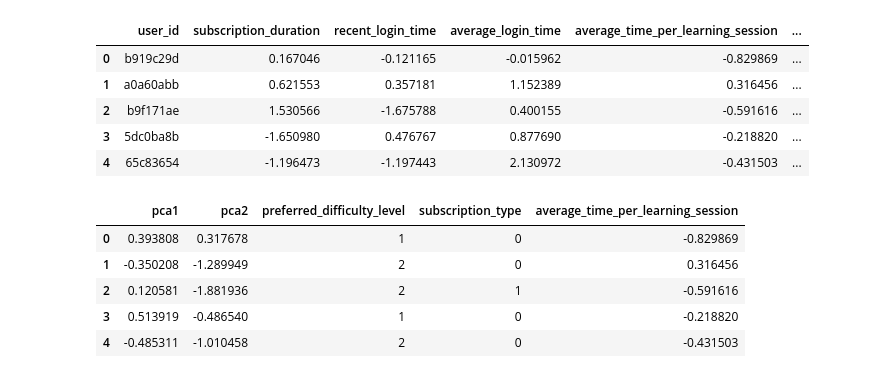
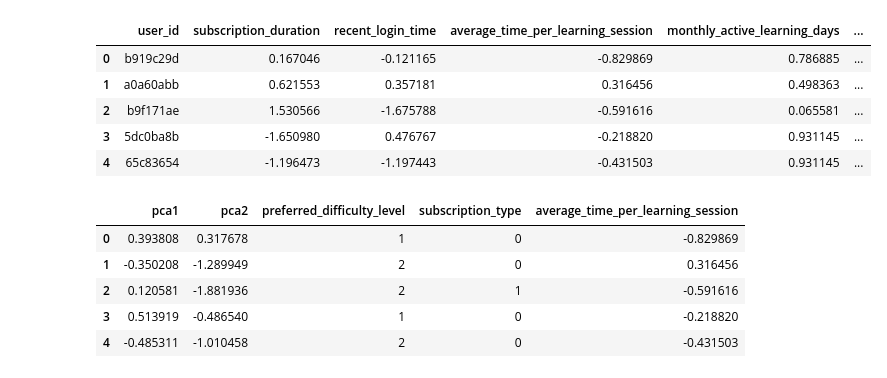
Before and after one commit to yoonjae97/edu_platform_sub_renewal_prediction, a Jupyter notebook: raw_model/xgb.ipynb, the cells around one changed output. Drawn from its saved outputs; the diff is of its cells as text; code cells hidden in the pictures.

```diff
--- a/raw_model/xgb.ipynb
+++ b/raw_model/xgb.ipynb
@@ -4,42 +4,49 @@ import matplotlib.pyplot as plt
 import seaborn as sns
 import warnings
 # %%
-train = pd.read_csv("./data/train.csv", encoding="utf-8-sig")
-test = pd.read_csv("./data/test.csv", encoding="utf-8-sig")
-sample = pd.read_csv("./data/sample_submission.csv", encoding="utf-8-sig")
+train = pd.read_csv("../data/train.csv", encoding="utf-8-sig")
+test = pd.read_csv("../data/test.csv", encoding="utf-8-sig")
+sample = pd.read_csv("../data/sample_submission.csv", encoding="utf-8-sig")
 # %%
 from sklearn.preprocessing import StandardScaler, LabelEncoder, MinMaxScaler, OneHotEncoder
 
+train.drop('abandoned_learning_sessions', axis=1, inplace=True)
+test.drop('abandoned_learning_sessions', axis=1, inplace=True)
+train.drop('average_login_time', axis=1, inplace=True)
+test.drop('average_login_time', axis=1, inplace=True)
+train.drop('payment_pattern', axis=1, inplace=True)
+test.drop('payment_pattern', axis=1, inplace=True)
+
 # 수치형 및 범주형 변수 구분
 numerical_cols = [col for col in train.columns if train[col].dtype in ['int64', 'float64'] and col not in ['target']]
-numerical_cols.remove('payment_pattern')
+#numerical_cols.remove('payment_pattern')
 categorical_cols = [col for col in train.columns if train[col].dtype == 'object' and col not in ['user_id']]
-categorical_cols.append('payment_pattern')
+#categorical_cols.append('payment_pattern')
 # 데이터 스케일링을 위한 StandardScaler 인스턴스 생성
 scaler = StandardScaler()
 
 # 수치형 데이터에 대해 스케일링 적용
 train[numerical_cols] = scaler.fit_transform(train[numerical_cols])
 test[numerical_cols] = scaler.transform(test[numerical_cols])
 
 # 레이블 인코딩을 위한 LabelEncoder 인스턴스 생성 및 적용
 label_encoders = {}
 for col in categorical_cols:
     label_encoders[col] = LabelEncoder()
     train[col] = label_encoders[col].fit_transform(train[col])
     test[col] = label_encoders[col].transform(test[col])
 
 
 
 # 전처리 후 학습 데이터 확인
 train.head()
 # %% [output]
-|  | user_id | subscription_duration | recent_login_time | average_login_time | average_time_per_learning_session | ... |
-| 0 | b919c29d | 0.167046 | -0.121165 | -0.015962 | -0.829869 | ... |
-| 1 | a0a60abb | 0.621553 | 0.357181 | 1.152389 | 0.316456 | ... |
-| 2 | b9f171ae | 1.530566 | -1.675788 | 0.400155 | -0.591616 | ... |
-| 3 | 5dc0ba8b | -1.650980 | 0.476767 | 0.877690 | -0.218820 | ... |
-| 4 | 65c83654 | -1.196473 | -1.197443 | 2.130972 | -0.431503 | ... |
+|  | user_id | subscription_duration | recent_login_time | average_time_per_learning_session | monthly_active_learning_days | ... |
+| 0 | b919c29d | 0.167046 | -0.121165 | -0.829869 | 0.786885 | ... |
+| 1 | a0a60abb | 0.621553 | 0.357181 | 0.316456 | 0.498363 | ... |
+| 2 | b9f171ae | 1.530566 | -1.675788 | -0.591616 | 0.065581 | ... |
+| 3 | 5dc0ba8b | -1.650980 | 0.476767 | -0.218820 | 0.931145 | ... |
+| 4 | 65c83654 | -1.196473 | -1.197443 | -0.431503 | 0.931145 | ... |
 # %%
 # from sklearn.preprocessing import StandardScaler, LabelEncoder, OneHotEncoder
 # from sklearn.compose import ColumnTransformer
```
Also changed, not shown: parts of 3 cells of this notebook, 13 other files.
